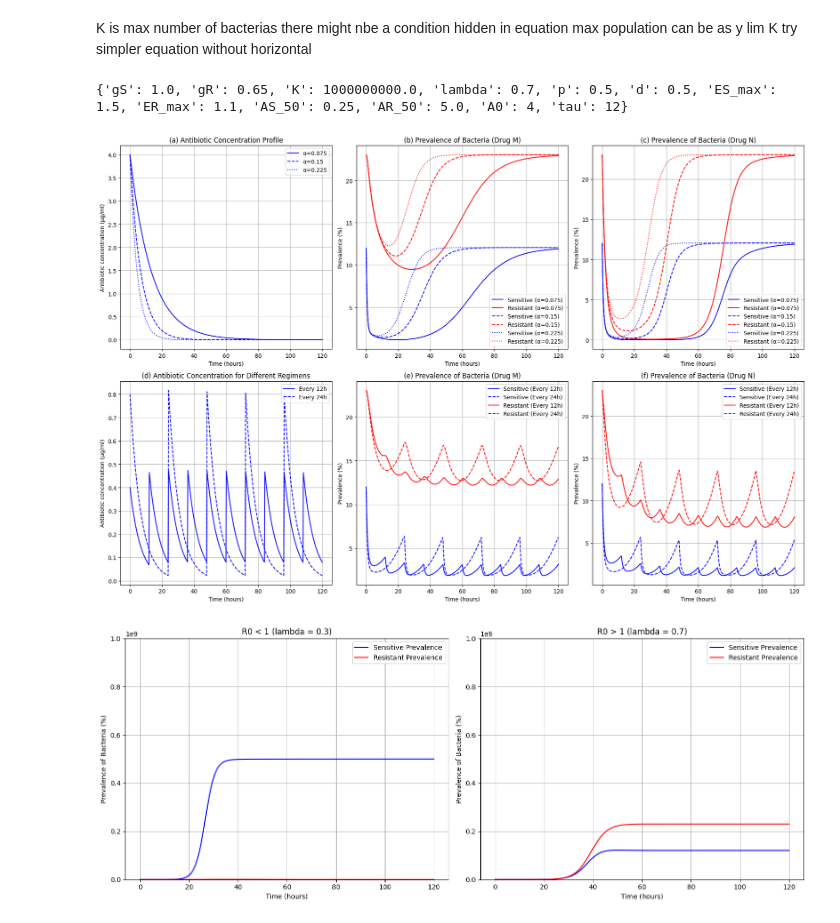
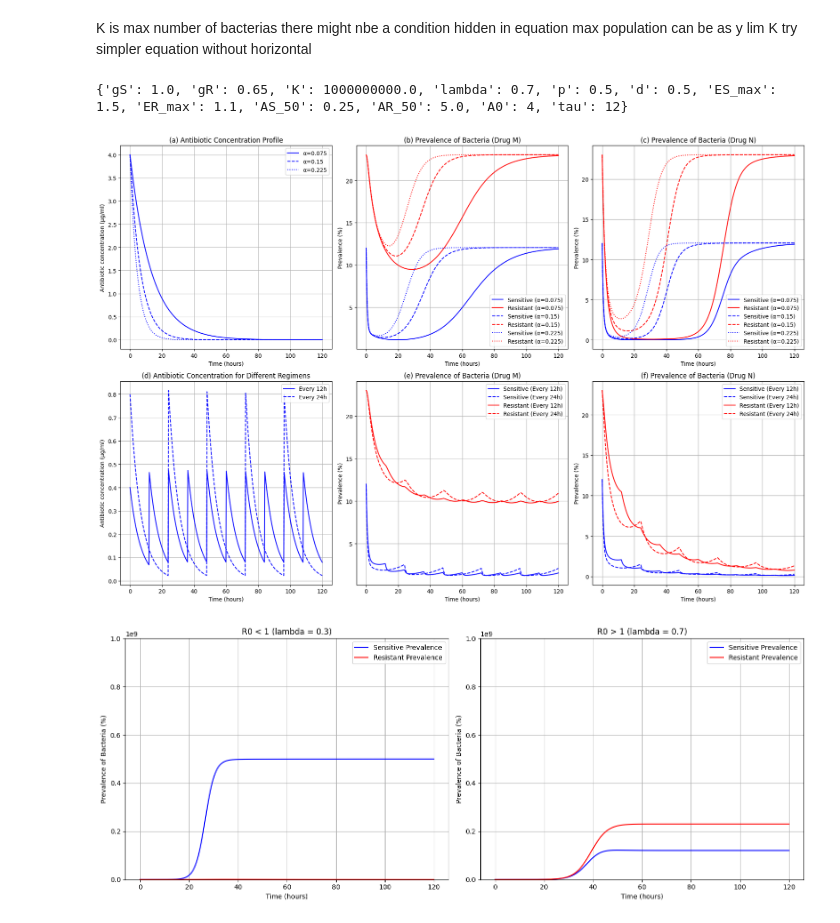
Before and after one commit to itillushka/Antibiotic-Resistance, a Jupyter notebook: antibiotic_resistance_nb.ipynb, the cells around one changed output. Drawn from its saved outputs; the diff is of its cells as text; code cells hidden in the pictures.

Commit message:
Plots fixed

```diff
--- a/antibiotic_resistance_nb.ipynb
+++ b/antibiotic_resistance_nb.ipynb
@@ -117,40 +117,40 @@ axes[1, 0].legend()
 axes[1, 0].grid()
 
 # (e) Prevalence under different regimens for drug M
-solution_12h = odeint(model, initial_conditions, time, args=(params, 0.15, 12, 'M'))
-solution_24h = odeint(model, initial_conditions, time, args=(params, 0.15, 24, 'M'))
+solution_12h = odeint(model, initial_conditions, time, args=(params, 0.075, 12, 'M'))
+solution_24h = odeint(model, initial_conditions, time, args=(params, 0.075, 24, 'M'))
 S_12h, R_12h = solution_12h[:, 0], solution_12h[:, 1]
 S_24h, R_24h = solution_24h[:, 0], solution_24h[:, 1]
 axes[1, 1].plot(time, S_12h / params['K'] * 100, color='blue', label="Sensitive (Every 12h)")
 axes[1, 1].plot(time, S_24h / params['K'] * 100, color='blue', linestyle='--', label="Sensitive (Every 24h)")
 axes[1, 1].plot(time, R_12h / params['K'] * 100, color='red', label="Resistant (Every 12h)")
 axes[1, 1].plot(time, R_24h / params['K'] * 100, color='red', linestyle='--', label="Resistant (Every 24h)")
 axes[1, 1].set_title("(e) Prevalence of Bacteria (Drug M)")
 axes[1, 1].set_xlabel("Time (hours)")
 axes[1, 1].set_ylabel("Prevalence (%)")
 axes[1, 1].legend()
 axes[1, 1].grid()
 
 # (f) Prevalence under different regimens for drug N
-solution_12h = odeint(model, initial_conditions, time, args=(params, 0.15, 12, 'N'))
-solution_24h = odeint(model, initial_conditions, time, args=(params, 0.15, 24, 'N'))
+solution_12h = odeint(model, initial_conditions, time, args=(params, 0.075, 12, 'N'))
+solution_24h = odeint(model, initial_conditions, time, args=(params, 0.075, 24, 'N'))
 S_12h, R_12h = solution_12h[:, 0], solution_12h[:, 1]
 S_24h, R_24h = solution_24h[:, 0], solution_24h[:, 1]
 axes[1, 2].plot(time, S_12h / params['K'] * 100, color='blue', label="Sensitive (Every 12h)")
 axes[1, 2].plot(time, S_24h / params['K'] * 100, color='blue', linestyle='--', label="Sensitive (Every 24h)")
 axes[1, 2].plot(time, R_12h / params['K'] * 100, color='red', label="Resistant (Every 12h)")
 axes[1, 2].plot(time, R_24h / params['K'] * 100, color='red', linestyle='--', label="Resistant (Every 24h)")
 axes[1, 2].set_title("(f) Prevalence of Bacteria (Drug N)")
 axes[1, 2].set_xlabel("Time (hours)")
 axes[1, 2].set_ylabel("Prevalence (%)")
 axes[1, 2].legend()
 axes[1, 2].grid()
 
 plt.tight_layout()
 plt.show()
 # %% [output]
 {'gS': 1.0, 'gR': 0.65, 'K': 1000000000.0, 'lambda': 0.7, 'p': 0.5, 'd': 0.5, 'ES_max': 1.5, 'ER_max': 1.1, 'AS_50': 0.25, 'AR_50': 5.0, 'A0': 4, 'tau': 12}
-[figure, old version]
+[figure, new version]
 # %%
 # Initial conditions
 S0 = 1e3   # Initial sensitive bacteria
```
